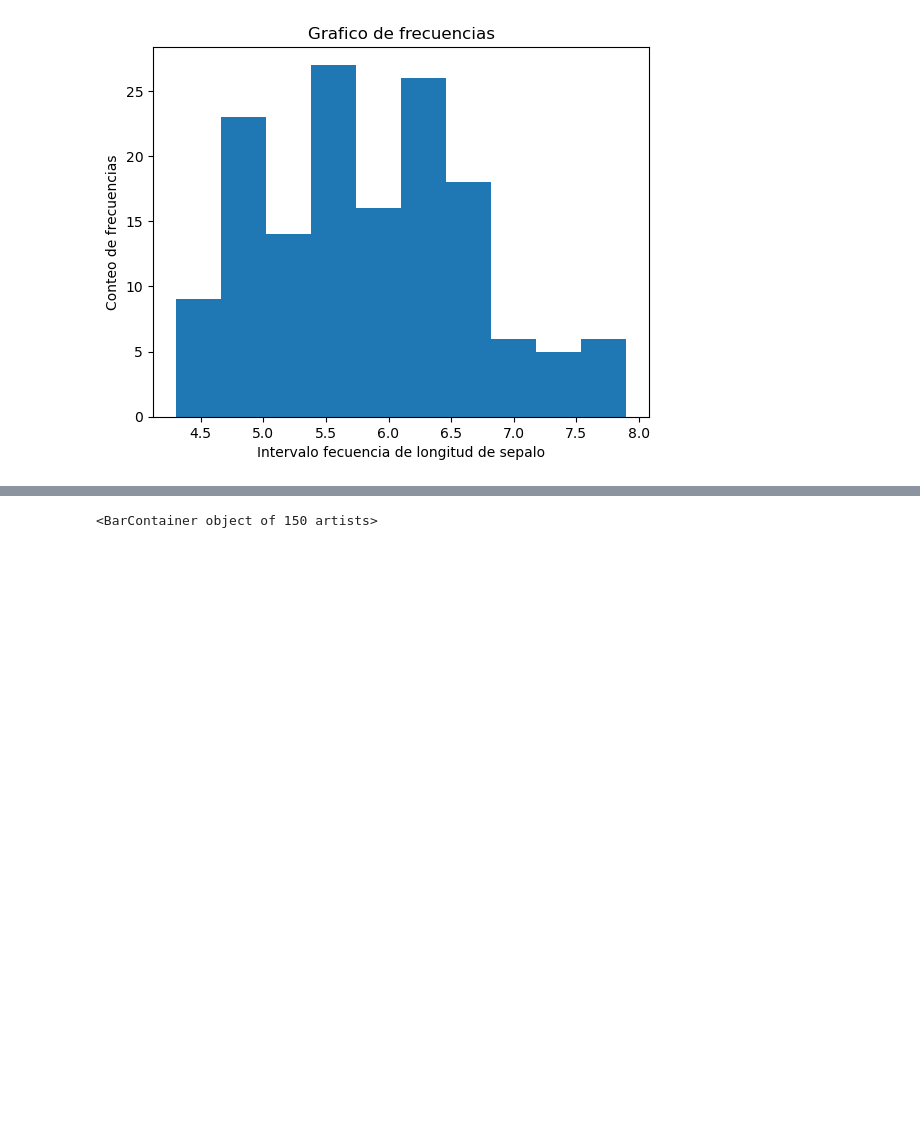
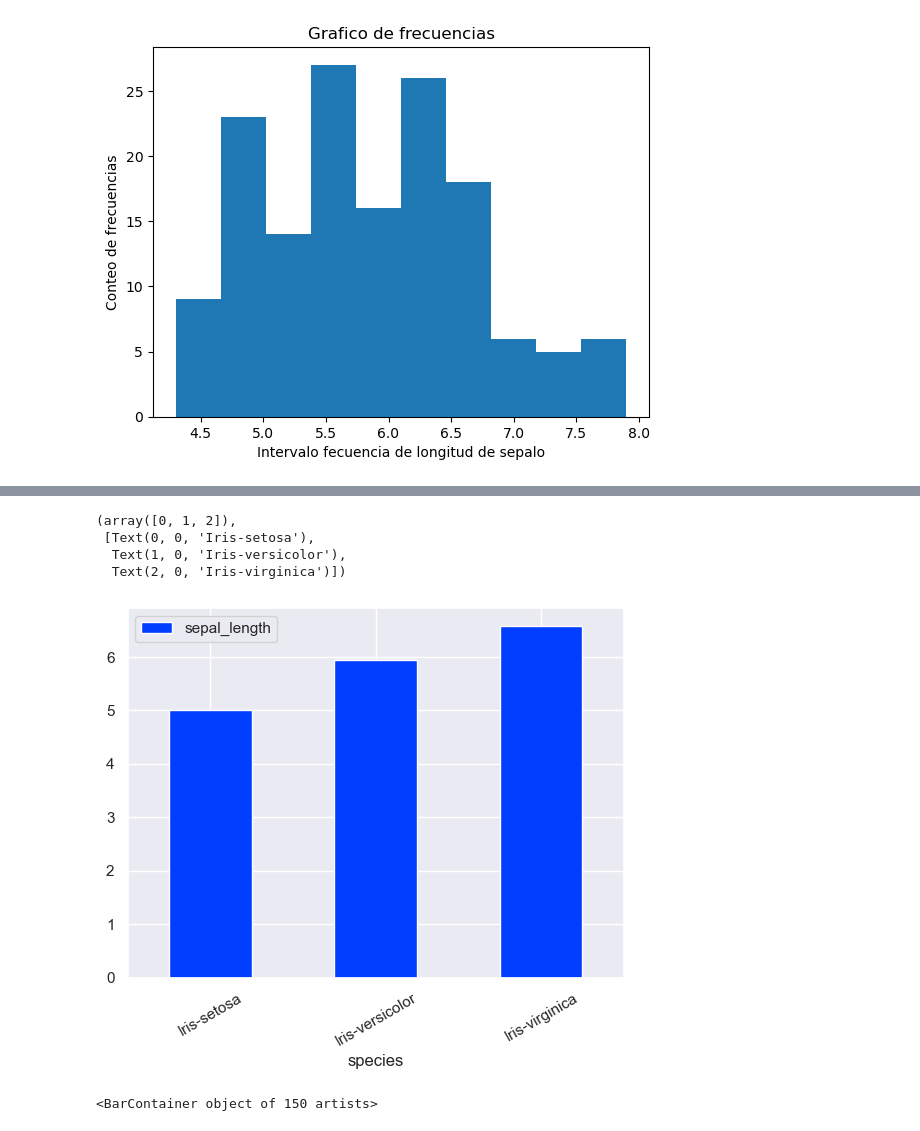
Before and after one commit to CabHug/Portfolio, a Jupyter notebook: Practicas/Visualizacion/Practica_visualizacion.ipynb, the cells around one changed output, grey strips where cells are left out. Cells and saved outputs as stored; diff of their text form; code cells hidden in the pictures; blank space fills up the shorter version.

```diff
--- a/Practicas/Visualizacion/Practica_visualizacion.ipynb
+++ b/Practicas/Visualizacion/Practica_visualizacion.ipynb
@@ -110,3 +163,15 @@ plt.boxplot(iris['sepal_length'])
+# %%
+# con el uso de matplotlib, puedo graficar en la misma linea donde hago el groupby
+
+iris.groupby('species')[['sepal_length']].mean().plot(kind= 'bar')
+
+plt.xticks(rotation =30) # Esta propiedad me permite cambiar la orientacion de los titulos
+# %% [output]
+(array([0, 1, 2]),
+ [Text(0, 0, 'Iris-setosa'),
+  Text(1, 0, 'Iris-versicolor'),
+  Text(2, 0, 'Iris-virginica')])
+[figure, added]
 # %%
 plt.bar(iris['species'], iris['sepal_length'])
 # %% [output]
```
Also changed, not shown: parts of 17 cells of this notebook.
